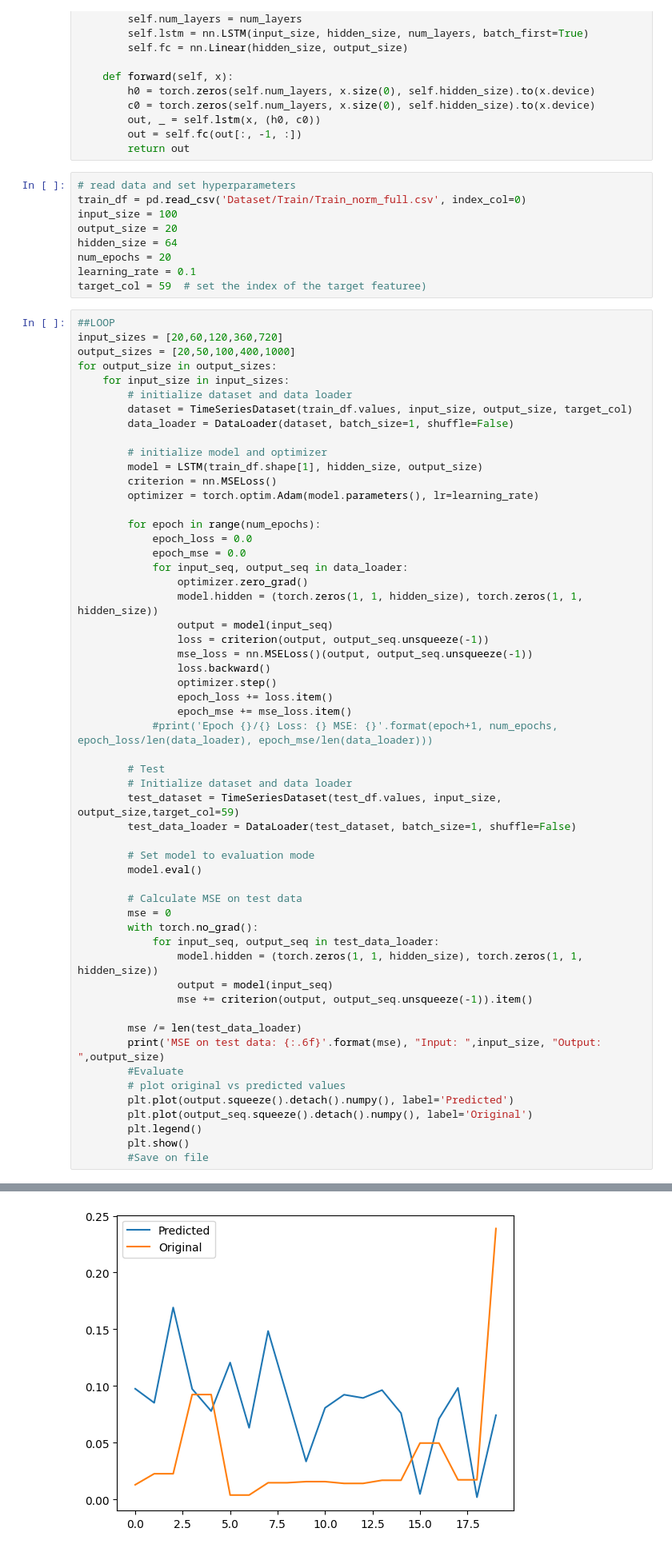
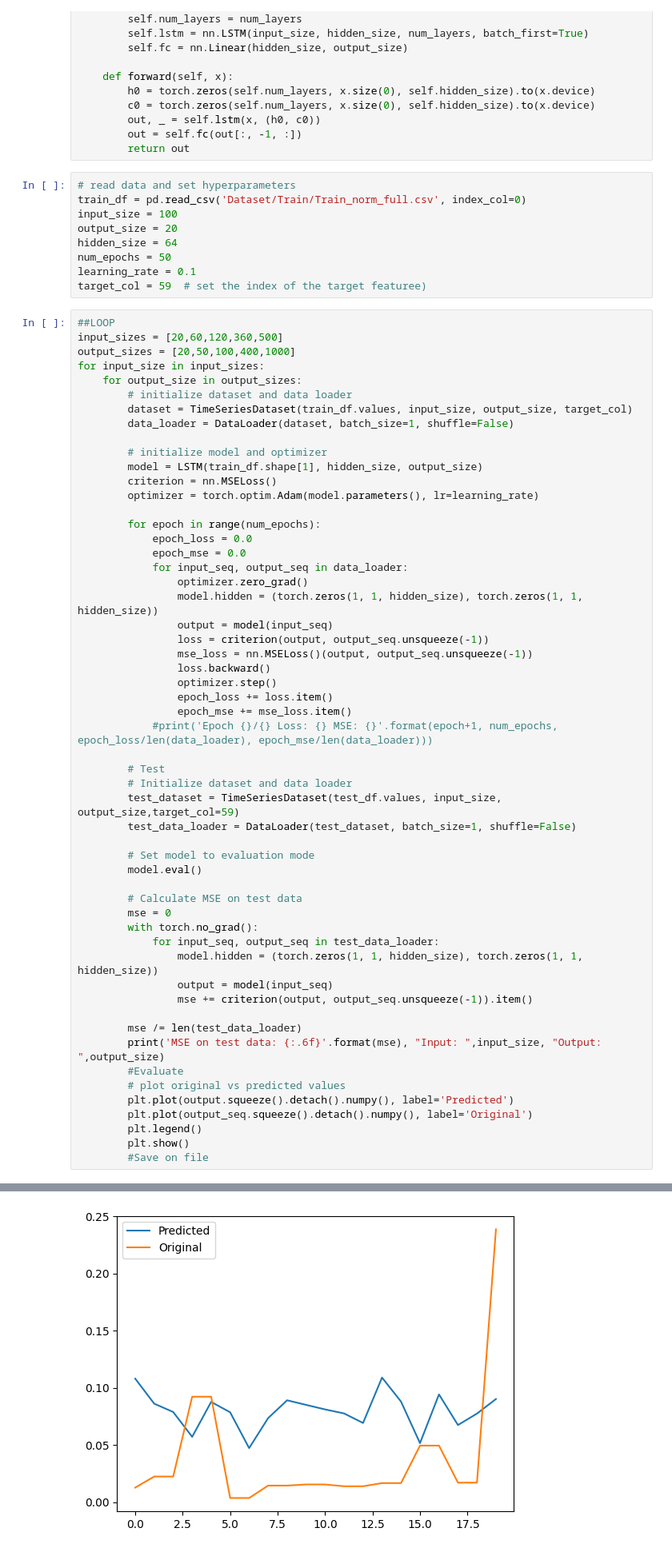
Before and after one commit to ezelanza/Transformers-for-latency-prediction, a Jupyter notebook: main.ipynb, the cells around one changed output, grey strips where cells are left out. Shown: that part at 80% size. Saved outputs shown, nothing was run; the diff lists cells and outputs as text.

```diff
--- a/main.ipynb
+++ b/main.ipynb
@@ -270,15 +270,15 @@ train_df = pd.read_csv('Dataset/Train/Train_norm_full.csv', index_col=0)
 input_size = 100
 output_size = 20
 hidden_size = 64
-num_epochs = 20
+num_epochs = 50
 learning_rate = 0.1
 target_col = 59  # set the index of the target featuree)
 # %%
 ##LOOP
-input_sizes = [20,60,120,360,720]
+input_sizes = [20,60,120,360,500]
 output_sizes = [20,50,100,400,1000]
-for output_size in output_sizes:
-    for input_size in input_sizes:
+for input_size in input_sizes:
+    for output_size in output_sizes:
         # initialize dataset and data loader
         dataset = TimeSeriesDataset(train_df.values, input_size, output_size, target_col)
         data_loader = DataLoader(dataset, batch_size=1, shuffle=False)
@@ -333 +333 @@ MSE on test data: 0.005657 Input:  20 Output:  20
-[figure, old version]
+[figure, new version]
```
Also changed, not shown: parts of 3 cells of this notebook.
